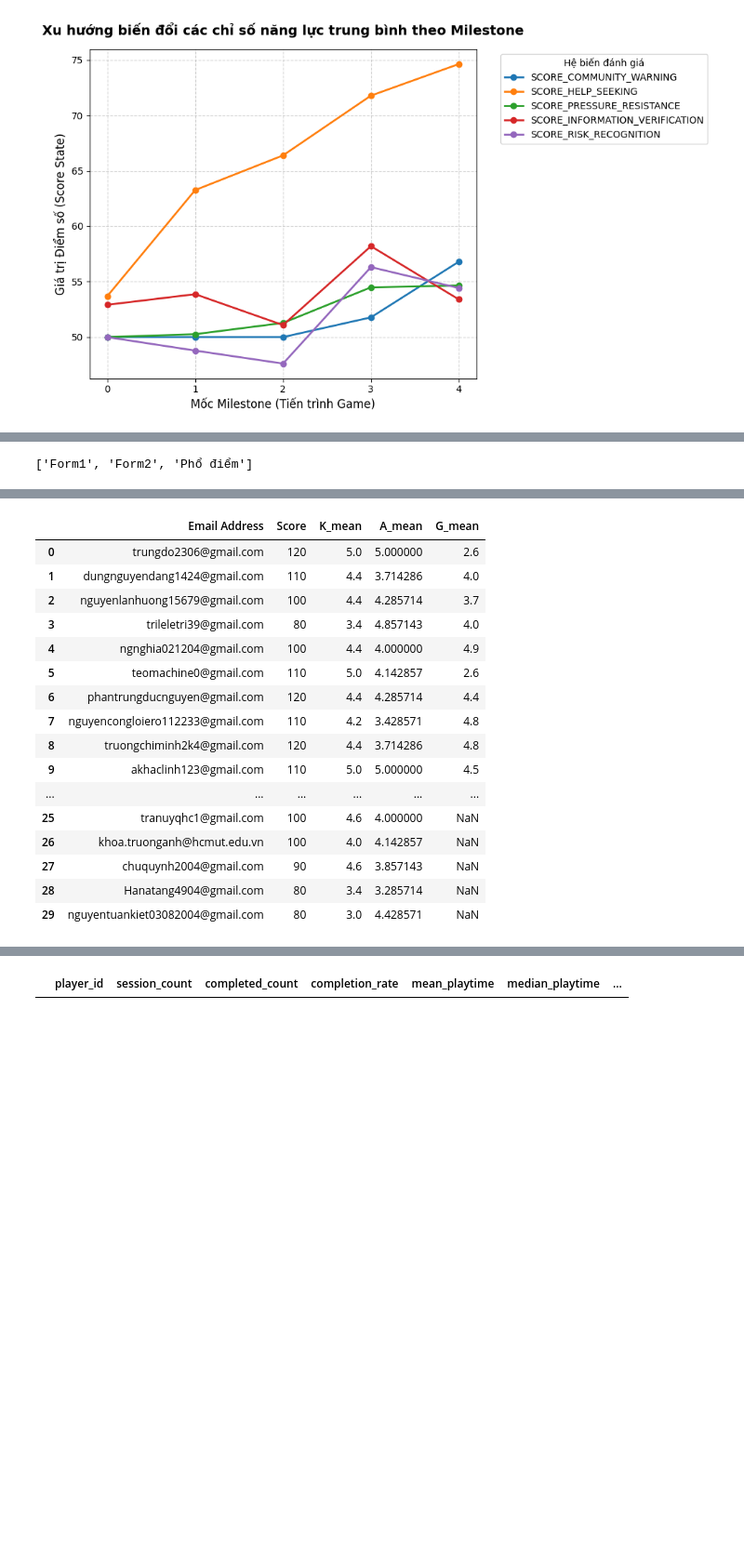
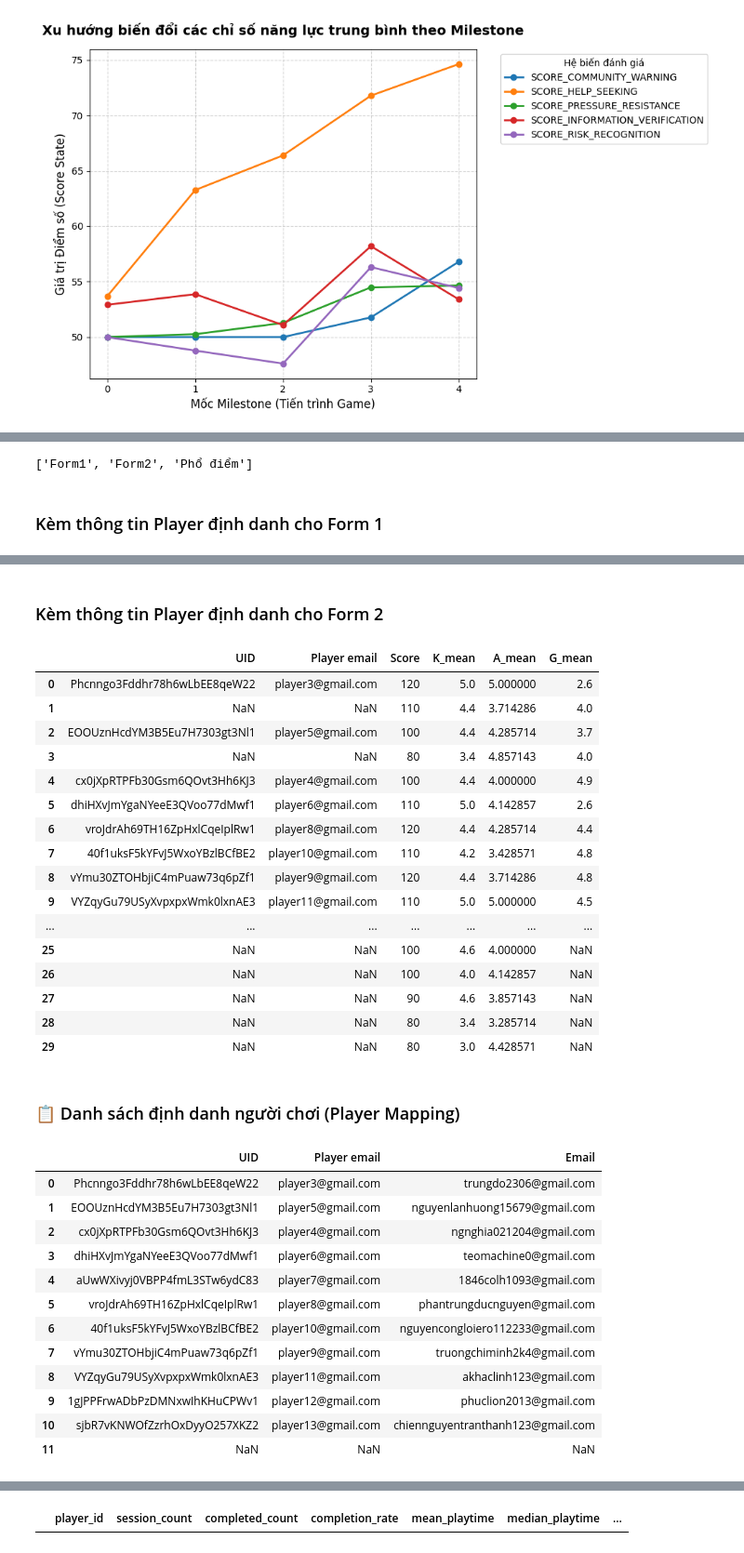
Before and after one commit to thangnguyenquoc2776/Serious_Game_Scam, a Jupyter notebook: Analytics/game_analysis v2.ipynb, the cells around one changed output, grey strips where cells are left out. Shown at 93% size. Saved outputs shown, nothing was run; the diff lists cells and outputs as text; code cells hidden in the pictures; blank space fills up the shorter version.

```diff
--- a/Analytics/game_analysis v2.ipynb
+++ b/Analytics/game_analysis v2.ipynb
@@ -507,12 +597,27 @@ print(survey_xl.sheet_names)
 
 form1 = pd.read_excel(SURVEY_PATH, sheet_name="Form1")
 form2 = pd.read_excel(SURVEY_PATH, sheet_name="Form2")
+pho_diem = pd.read_excel(SURVEY_PATH, sheet_name="Phổ điểm")
 
 def norm_email(series):
     return series.astype(str).str.strip().str.lower()
 
 form1["email_norm"] = norm_email(form1["Email Address"])
 form2["email_norm"] = norm_email(form2["Email Address"])
+pho_diem["email_norm"] = norm_email(pho_diem["Email"])
+# 1. Chuẩn hóa cột Email trong tab phổ điểm để merge chính xác
+pho_diem["email_norm"] = norm_email(pho_diem["Email"])
+
+# Tạo một bảng mapping gọn gàng gồm 3 cột cần thiết từ pho_diem
+player_mapping = pho_diem[["email_norm", "Player email", "UID"]].drop_duplicates()
+
+# 2. Merge thông tin Player email và UID vào form1
+form1 = form1.merge(player_mapping, on="email_norm", how="left")
+
+# 3. Merge thông tin Player email và UID vào form2
+form2 = form2.merge(player_mapping, on="email_norm", how="left")
+
+df_player_info = pho_diem[["UID", "Player email", "Email"]].drop_duplicates()
 
 def cols_by_prefix(df, prefix):
     return [c for c in df.columns if isinstance(c, str) and c.startswith(prefix)]
@@ -536,7 +641,19 @@ form2["K_mean"] = form2[form2_k_cols].apply(pd.to_numeric, errors="coerce").mean
 form2["A_mean"] = form2[form2_a_cols].apply(pd.to_numeric, errors="coerce").mean(axis=1)
 form2["G_mean"] = form2[form2_g_num_cols].apply(pd.to_numeric, errors="coerce").mean(axis=1)
 
-display(form1[["Email Address", "Score", "K_mean", "A_mean"]])
-display(form2[["Email Address", "Score", "K_mean", "A_mean", "G_mean"]])
+# display(form1[["Email Address", "Score", "K_mean", "A_mean"]])
+# display(form2[["Email Address", "Score", "K_mean", "A_mean", "G_mean"]])
+# display(pho_diem)
+
+# --- ĐOẠN NÀY ĐỂ BẠN KIỂM TRA LẠI OUTPUT MỚI ---
+display(Markdown("### Kèm thông tin Player định danh cho Form 1"))
+display(form1[["UID", "Player email", "Score", "K_mean", "A_mean"]])
+
+display(Markdown("### Kèm thông tin Player định danh cho Form 2"))
+display(form2[["UID", "Player email", "Score", "K_mean", "A_mean", "G_mean"]])
+
+display(Markdown("### 📋 Danh sách định danh người chơi (Player Mapping)"))
+display(df_player_info)
 # %% [output]
 ['Form1', 'Form2', 'Phổ điểm']
+### Kèm thông tin Player định danh cho Form 1
@@ -556,19 +673,34 @@ display(form2[["Email Address", "Score", "K_mean", "A_mean", "G_mean"]])
+### Kèm thông tin Player định danh cho Form 2
-|  | Email Address | Score | K_mean | A_mean | G_mean |
-| 0 | trungdo2306@gmail.com | 120 | 5.0 | 5.000000 | 2.6 |
-| 1 | dungnguyendang1424@gmail.com | 110 | 4.4 | 3.714286 | 4.0 |
-| 2 | nguyenlanhuong15679@gmail.com | 100 | 4.4 | 4.285714 | 3.7 |
-| 3 | trileletri39@gmail.com | 80 | 3.4 | 4.857143 | 4.0 |
-| 4 | ngnghia021204@gmail.com | 100 | 4.4 | 4.000000 | 4.9 |
-| 5 | teomachine0@gmail.com | 110 | 5.0 | 4.142857 | 2.6 |
-| 6 | phantrungducnguyen@gmail.com | 120 | 4.4 | 4.285714 | 4.4 |
-| 7 | nguyencongloiero112233@gmail.com | 110 | 4.2 | 3.428571 | 4.8 |
-| 8 | truongchiminh2k4@gmail.com | 120 | 4.4 | 3.714286 | 4.8 |
-| 9 | akhaclinh123@gmail.com | 110 | 5.0 | 5.000000 | 4.5 |
-| ... | ... | ... | ... | ... | ... |
-| 25 | tranuyqhc1@gmail.com | 100 | 4.6 | 4.000000 | NaN |
-| 26 | khoa.truonganh@hcmut.edu.vn | 100 | 4.0 | 4.142857 | NaN |
-| 27 | chuquynh2004@gmail.com | 90 | 4.6 | 3.857143 | NaN |
-| 28 | Hanatang4904@gmail.com | 80 | 3.4 | 3.285714 | NaN |
-| 29 | nguyentuankiet03082004@gmail.com | 80 | 3.0 | 4.428571 | NaN |
+|  | UID | Player email | Score | K_mean | A_mean | G_mean |
+| 0 | Phcnngo3Fddhr78h6wLbEE8qeW22 | player3@gmail.com | 120 | 5.0 | 5.000000 | 2.6 |
+| 1 | NaN | NaN | 110 | 4.4 | 3.714286 | 4.0 |
+| 2 | EOOUznHcdYM3B5Eu7H7303gt3Nl1 | player5@gmail.com | 100 | 4.4 | 4.285714 | 3.7 |
+| 3 | NaN | NaN | 80 | 3.4 | 4.857143 | 4.0 |
+| 4 | cx0jXpRTPFb30Gsm6QOvt3Hh6KJ3 | player4@gmail.com | 100 | 4.4 | 4.000000 | 4.9 |
+| 5 | dhiHXvJmYgaNYeeE3QVoo77dMwf1 | player6@gmail.com | 110 | 5.0 | 4.142857 | 2.6 |
+| 6 | vroJdrAh69TH16ZpHxlCqeIplRw1 | player8@gmail.com | 120 | 4.4 | 4.285714 | 4.4 |
+| 7 | 40f1uksF5kYFvJ5WxoYBzlBCfBE2 | player10@gmail.com | 110 | 4.2 | 3.428571 | 4.8 |
+| 8 | vYmu30ZTOHbjiC4mPuaw73q6pZf1 | player9@gmail.com | 120 | 4.4 | 3.714286 | 4.8 |
+| 9 | VYZqyGu79USyXvpxpxWmk0lxnAE3 | player11@gmail.com | 110 | 5.0 | 5.000000 | 4.5 |
+| ... | ... | ... | ... | ... | ... | ... |
+| 25 | NaN | NaN | 100 | 4.6 | 4.000000 | NaN |
+| 26 | NaN | NaN | 100 | 4.0 | 4.142857 | NaN |
+| 27 | NaN | NaN | 90 | 4.6 | 3.857143 | NaN |
+| 28 | NaN | NaN | 80 | 3.4 | 3.285714 | NaN |
+| 29 | NaN | NaN | 80 | 3.0 | 4.428571 | NaN |
+### 📋 Danh sách định danh người chơi (Player Mapping)
+|  | UID | Player email | Email |
+| 0 | Phcnngo3Fddhr78h6wLbEE8qeW22 | player3@gmail.com | trungdo2306@gmail.com |
+| 1 | EOOUznHcdYM3B5Eu7H7303gt3Nl1 | player5@gmail.com | nguyenlanhuong15679@gmail.com |
+| 2 | cx0jXpRTPFb30Gsm6QOvt3Hh6KJ3 | player4@gmail.com | ngnghia021204@gmail.com |
+| 3 | dhiHXvJmYgaNYeeE3QVoo77dMwf1 | player6@gmail.com | teomachine0@gmail.com |
+| 4 | aUwWXivyj0VBPP4fmL3STw6ydC83 | player7@gmail.com | 1846colh1093@gmail.com |
+| 5 | vroJdrAh69TH16ZpHxlCqeIplRw1 | player8@gmail.com | phantrungducnguyen@gmail.com |
+| 6 | 40f1uksF5kYFvJ5WxoYBzlBCfBE2 | player10@gmail.com | nguyencongloiero112233@gmail.com |
+| 7 | vYmu30ZTOHbjiC4mPuaw73q6pZf1 | player9@gmail.com | truongchiminh2k4@gmail.com |
+| 8 | VYZqyGu79USyXvpxpxWmk0lxnAE3 | player11@gmail.com | akhaclinh123@gmail.com |
+| 9 | 1gJPPFrwADbPzDMNxwIhKHuCPWv1 | player12@gmail.com | phuclion2013@gmail.com |
+| 10 | sjbR7vKNWOfZzrhOxDyyO257XKZ2 | player13@gmail.com | chiennguyentranthanh123@gmail.com |
+| 11 | NaN | NaN | NaN |
 # %%
 
```
Also changed, not shown: parts of 11 cells of this notebook, 1 other file.
